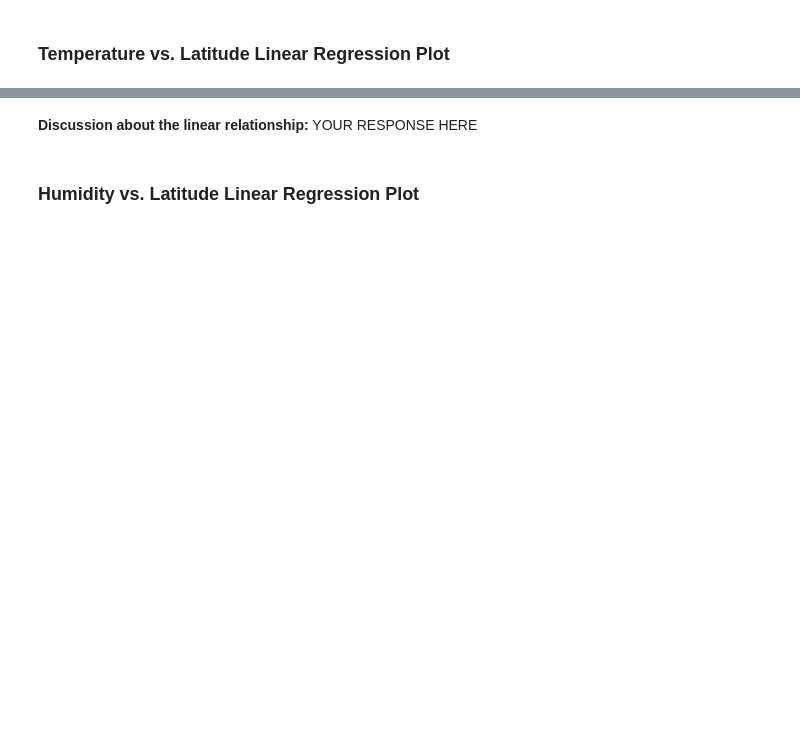
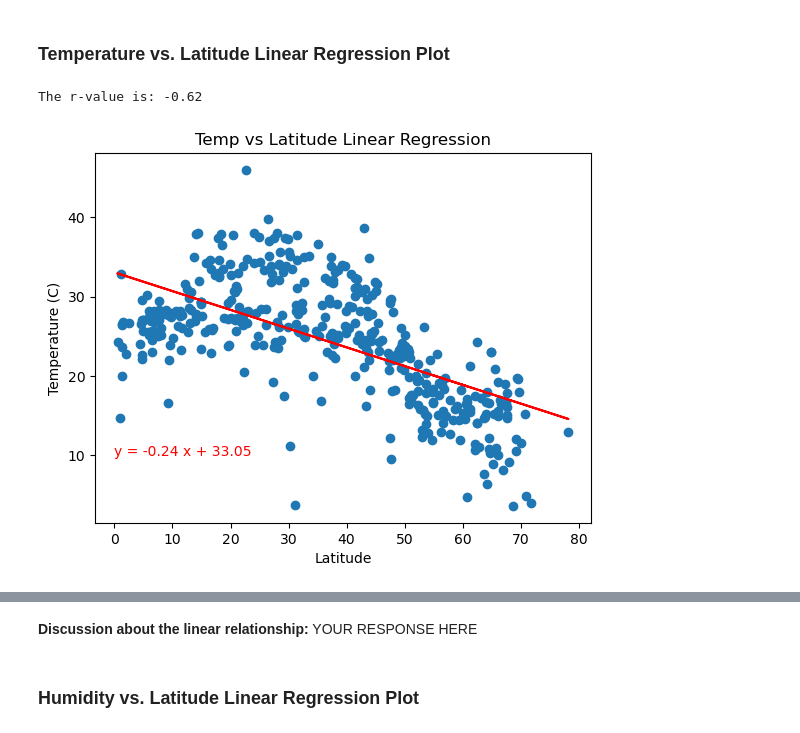
Before and after one commit to victorh360/python-api-challenge, a Jupyter notebook: WeatherPy.ipynb, the cells around one changed output, grey strips where cells are left out. Cells and saved outputs as stored; diff of their text form; code cells hidden in the pictures; blank space fills up the shorter version.

```diff
--- a/WeatherPy.ipynb
+++ b/WeatherPy.ipynb
@@ -280,6 +287,24 @@ plt.show()
+# %%
+# Define a function to create Linear Regression plots
+# Used code I generated during Module 5 Assignment, plugged it into a function
+
+def regression(x_value, y_value, x_label, y_label, title):
+
+    (slope, intercept, rvalue, pvalue, stderr) = linregress(x_value, y_value)
+    regress_values = x_value * slope + intercept
+    line_eq = f"y = {str(round(slope,2))} x + {str(round(intercept,2))}"
+
+    plt.scatter(x_value, y_value)
+    plt.plot(x_value, regress_values, color="red")
+    plt.text(0, 10, line_eq, color="red")
+    plt.xlabel(x_label)
+    plt.ylabel(y_label)
+    plt.title(title)
+
+    print(f"The r-value is: {round(rvalue,2)}")
 # %%
 # Create a DataFrame with the Northern Hemisphere data (Latitude >= 0)
-# YOUR CODE HERE
+northern_hemi_df = city_data_df.loc[city_data_df["Lat"] >= 0, :]
 
 # Display sample data
 northern_hemi_df.head()
@@ -299,0 +335,13 @@ southern_hemi_df.head()
+# %%
+# Linear regression on Northern Hemisphere
+
+x_value = northern_hemi_df["Lat"]
+y_value = northern_hemi_df["Max Temp"]
+x_label = "Latitude"
+y_label = "Temperature (C)"
+title = "Temp vs Latitude Linear Regression"
+
+regression(x_value, y_value, x_label, y_label, title)
+# %% [output]
+The r-value is: -0.62
+[figure, added]
```
Also changed, not shown: parts of 23 cells of this notebook, 4 other files.
